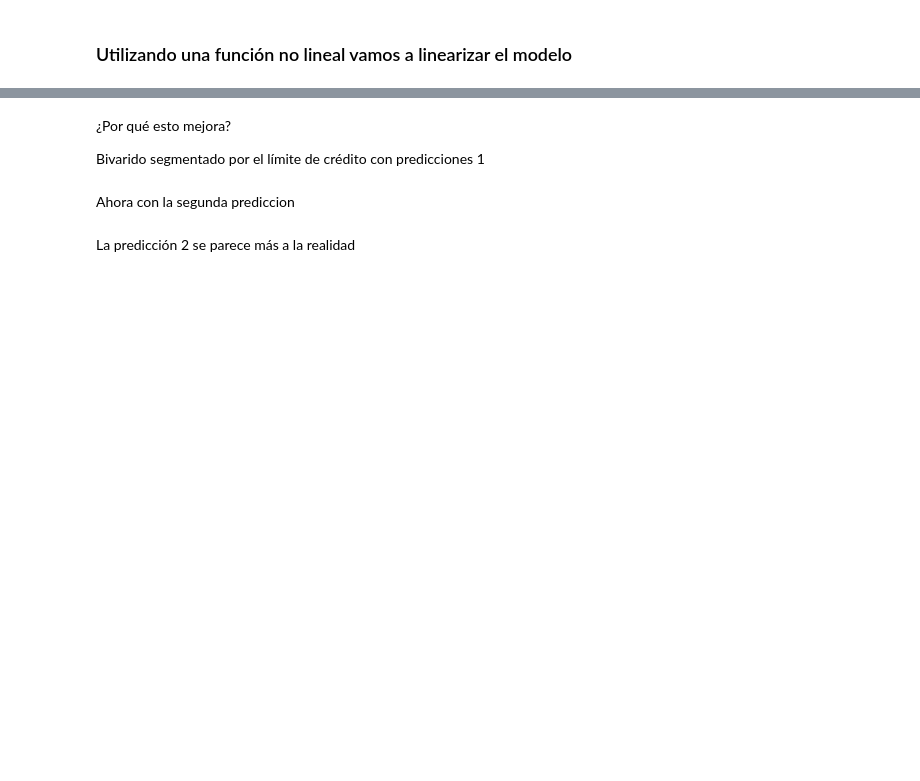
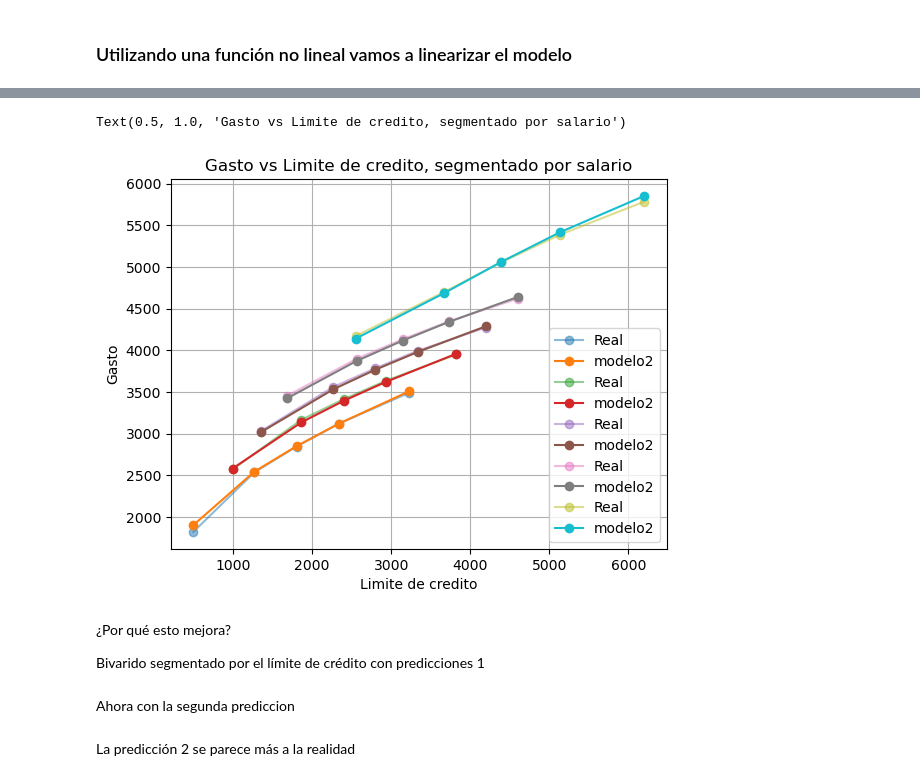
Before and after one commit to Rolando1708/Analisis_de_Aprendizaje_Estadistico, a Jupyter notebook: Parcial 1/Entendiendo_coeficientes_sin_resolver.ipynb, the cells around one changed output, grey strips where cells are left out. Saved outputs shown, nothing was run; the diff lists cells and outputs as text; code cells hidden in the pictures; blank space fills up the shorter version.

```diff
--- a/Parcial 1/Entendiendo_coeficientes_sin_resolver.ipynb
+++ b/Parcial 1/Entendiendo_coeficientes_sin_resolver.ipynb
@@ -387,3 +494,20 @@ Predice el gasto usando una regresión simple de salrio y límite de crédito
+# %%
+for i in np.sort(spend.wage_bins.unique()):
+    flag_df=spend.query("wage_bins==@i")
+    flag_df['credit_limit_bin'] = pd.qcut(flag_df['credit_limit'], q=5, labels=False) + 1
+    grouped = flag_df.groupby('credit_limit_bin').mean()
+    plt.plot(grouped.credit_limit, grouped.spend, label="Real", marker = 'o', alpha=0.5)
+    plt.plot(grouped.credit_limit, grouped.predicciones2, label="modelo2", marker = 'o')
+
+
+plt.legend()
+plt.grid()
+plt.xlabel("Limite de credito")
+plt.ylabel("Gasto")
+plt.title("Gasto vs Limite de credito, segmentado por salario")
+# %% [output]
+Text(0.5, 1.0, 'Gasto vs Limite de credito, segmentado por salario')
+[figure, added]
 # %% [markdown]
 ¿Por qué esto mejora?
 
```
Also changed, not shown: parts of 7 cells of this notebook, 1 other file.
